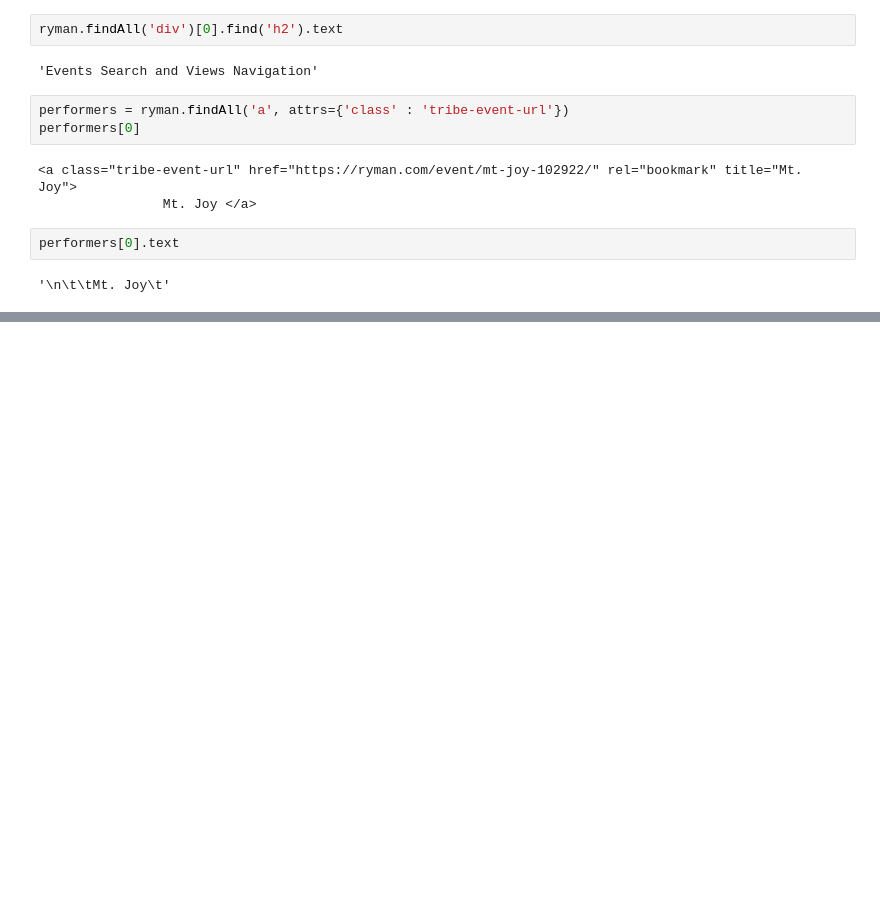
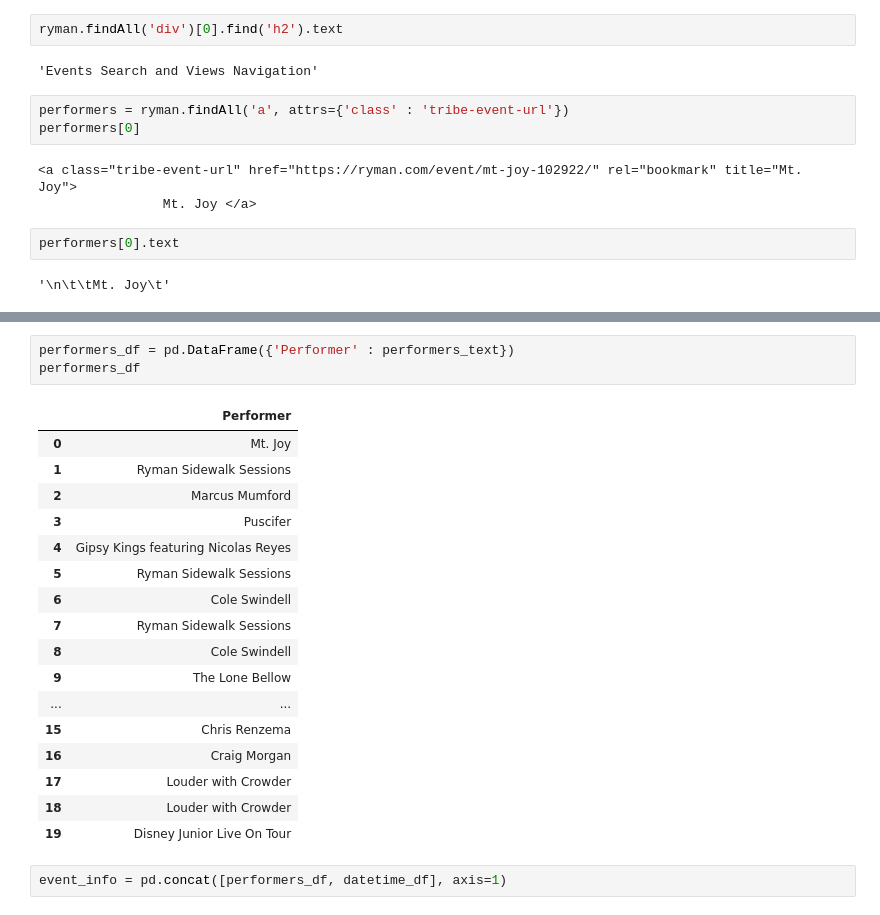
Before and after one commit to NSS-Data-Analytics-Cohort-7/web-scraping-ryman-dthomasson8, a Jupyter notebook: notebook/Ryman_Webscraping.ipynb, the cells around one changed output, grey strips where cells are left out. Saved outputs shown, nothing was run; the diff lists cells and outputs as text; blank space fills up the shorter version.

```diff
--- a/notebook/Ryman_Webscraping.ipynb
+++ b/notebook/Ryman_Webscraping.ipynb
@@ -208,0 +223,23 @@ datetime_df
+# %%
+performers_df = pd.DataFrame({'Performer' : performers_text})
+performers_df
+# %% [output]
+|  | Performer |
+| 0 | Mt. Joy |
+| 1 | Ryman Sidewalk Sessions |
+| 2 | Marcus Mumford |
+| 3 | Puscifer |
+| 4 | Gipsy Kings featuring Nicolas Reyes |
+| 5 | Ryman Sidewalk Sessions |
+| 6 | Cole Swindell |
+| 7 | Ryman Sidewalk Sessions |
+| 8 | Cole Swindell |
+| 9 | The Lone Bellow |
+| ... | ... |
+| 15 | Chris Renzema |
+| 16 | Craig Morgan |
+| 17 | Louder with Crowder |
+| 18 | Louder with Crowder |
+| 19 | Disney Junior Live On Tour |
+# %%
+event_info = pd.concat([performers_df, datetime_df], axis=1)
```
Also changed, not shown: parts of 25 cells of this notebook.
